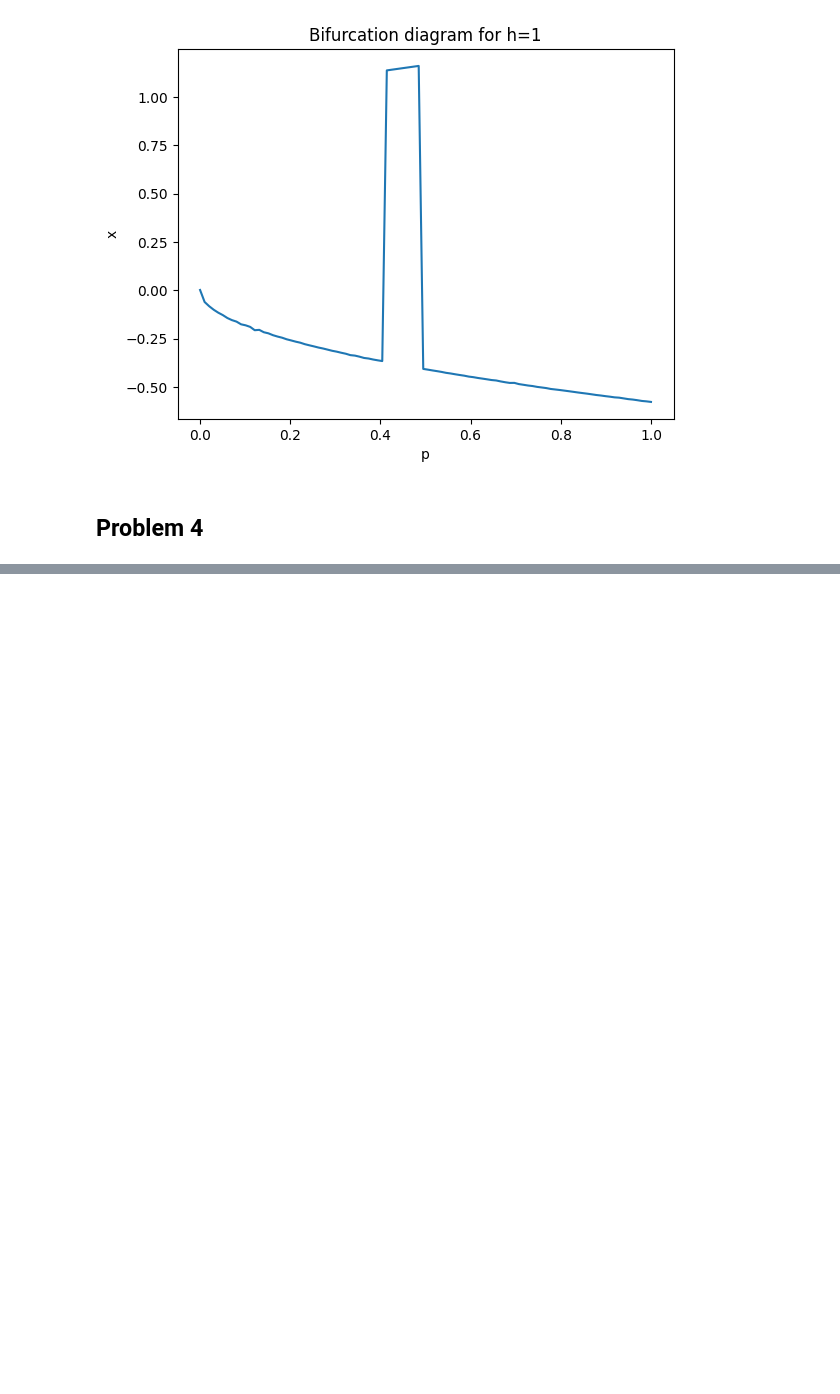
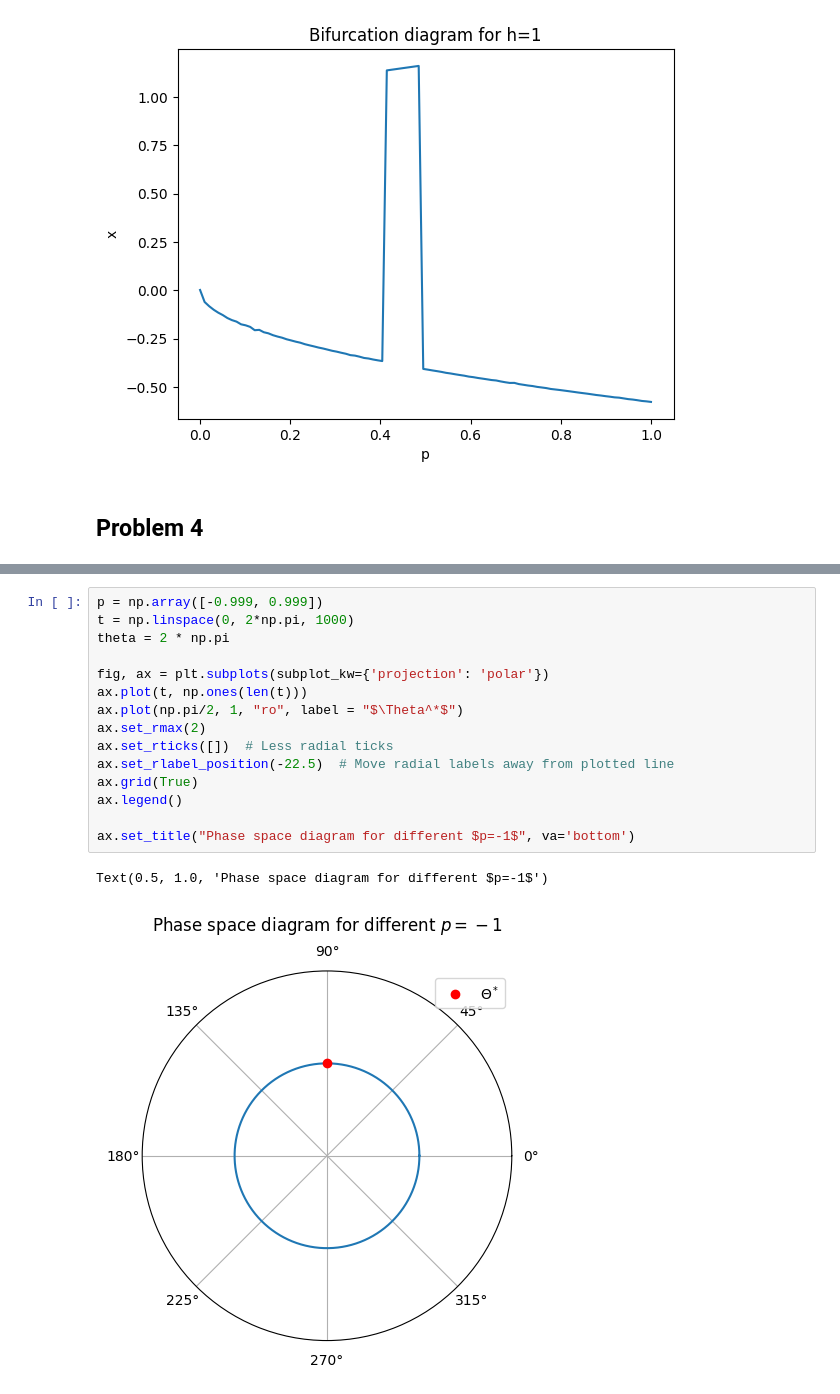
Before and after one commit to corinnawegner/Physics_of_complex_systems, a Jupyter notebook: Assignment 3/Assignment_3_Corinna_Wegner.ipynb, the cells around one changed output, grey strips where cells are left out. Cells and saved outputs as stored; diff of their text form; blank space fills up the shorter version.

```diff
--- a/Assignment 3/Assignment_3_Corinna_Wegner.ipynb
+++ b/Assignment 3/Assignment_3_Corinna_Wegner.ipynb
@@ -214,0 +258,18 @@ for f in fixed_points:
+# %%
+p = np.array([-0.999, 0.999])
+t = np.linspace(0, 2*np.pi, 1000)
+theta = 2 * np.pi
+
+fig, ax = plt.subplots(subplot_kw={'projection': 'polar'})
+ax.plot(t, np.ones(len(t)))
+ax.plot(np.pi/2, 1, "ro", label = "$\Theta^*$")
+ax.set_rmax(2)
+ax.set_rticks([])  # Less radial ticks
+ax.set_rlabel_position(-22.5)  # Move radial labels away from plotted line
+ax.grid(True)
+ax.legend()
+
+ax.set_title("Phase space diagram for different $p=-1$", va='bottom')
+# %% [output]
+Text(0.5, 1.0, 'Phase space diagram for different $p=-1$')
+[figure, added]
```
Also changed, not shown: parts of 6 cells of this notebook.
